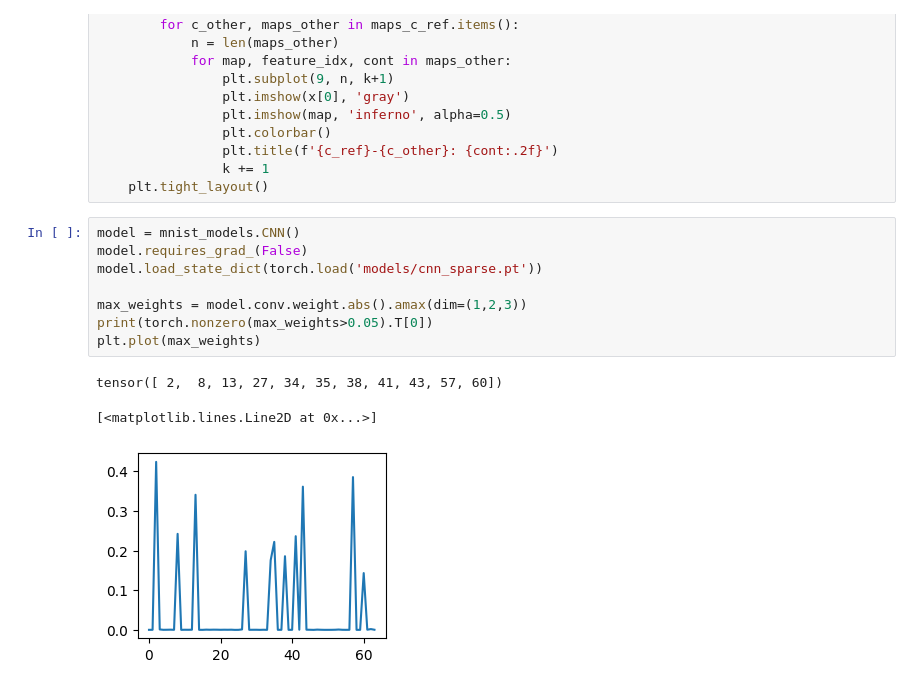
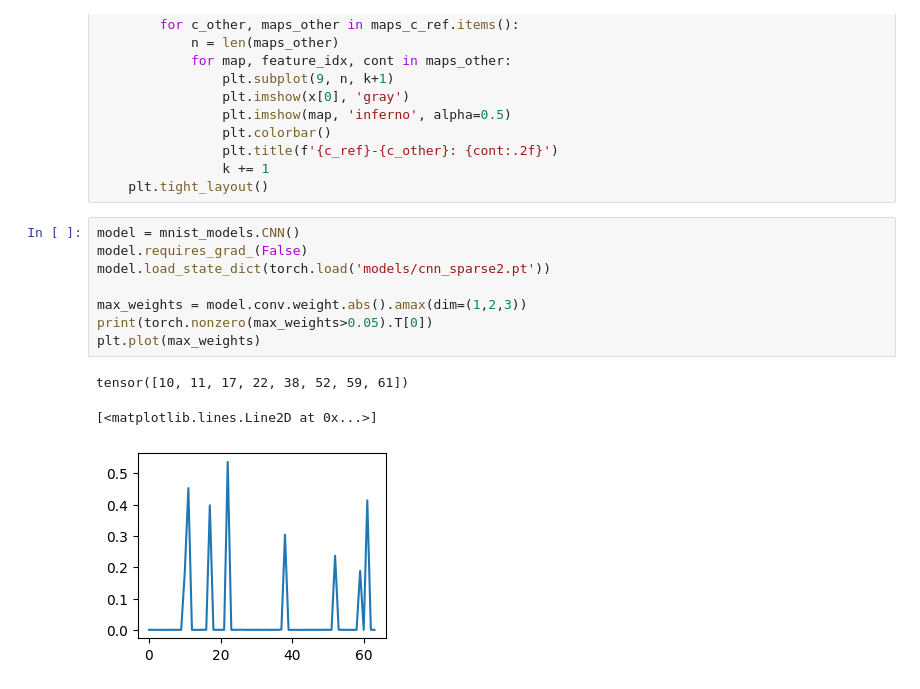
Before and after one commit to chcomin/model-interpretation, a Jupyter notebook: CNN interpretation.ipynb, the cells around one changed output. Drawn from its saved outputs; the diff is of its cells as text.

Commit message:
Tests with sparse models

```diff
--- a/CNN interpretation.ipynb
+++ b/CNN interpretation.ipynb
@@ -241,15 +241,15 @@ def plot_pairwise_maps(samples, maps):
 # %%
 model = mnist_models.CNN()
 model.requires_grad_(False)
-model.load_state_dict(torch.load('models/cnn_sparse.pt'))
+model.load_state_dict(torch.load('models/cnn_sparse2.pt'))
 
 max_weights = model.conv.weight.abs().amax(dim=(1,2,3))
 print(torch.nonzero(max_weights>0.05).T[0])
 plt.plot(max_weights)
 # %% [output]
-tensor([ 2,  8, 13, 27, 34, 35, 38, 41, 43, 57, 60])
+tensor([10, 11, 17, 22, 38, 52, 59, 61])
 [<matplotlib.lines.Line2D at 0x...>]
-[figure, old version]
+[figure, new version]
 # %%
 ps = 13
 patches = maximum_activating_patches(model, ds_train, ps)
```
Also changed, not shown: parts of 3 cells of this notebook, 4 other files.
